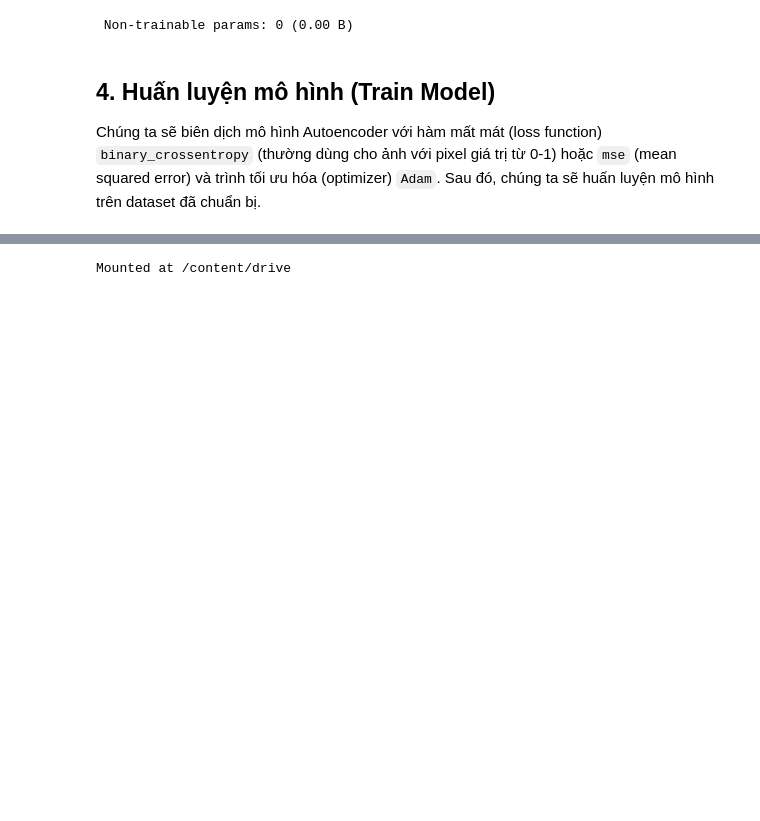
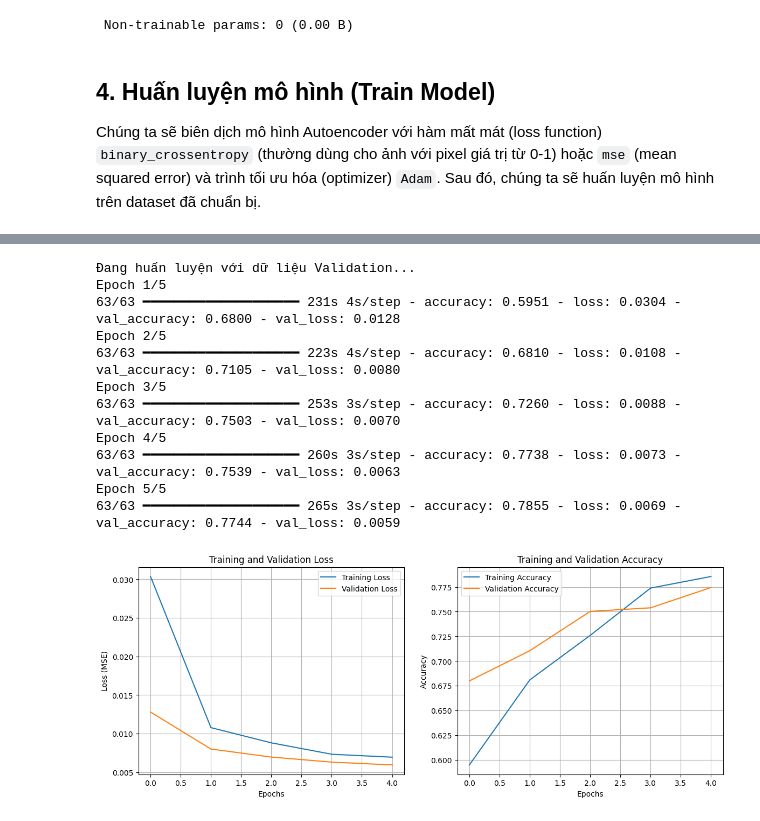
Before and after one commit to true-cpu/2001230346_HoangTuanKiet_ThucHanhDeepLearning, a Jupyter notebook: Buoi3.ipynb, the cells around one changed output, grey strips where cells are left out. Drawn from its saved outputs; the diff is of its cells as text; code cells hidden in the pictures; blank space fills up the shorter version.

Commit message:
Được tạo bằng Colab

```diff
--- a/Buoi3.ipynb
+++ b/Buoi3.ipynb
@@ -148,21 +161,3 @@ Model: "functional_5"
 ## 4. Huấn luyện mô hình (Train Model)
 
 Chúng ta sẽ biên dịch mô hình Autoencoder với hàm mất mát (loss function) `binary_crossentropy` (thường dùng cho ảnh với pixel giá trị từ 0-1) hoặc `mse` (mean squared error) và trình tối ưu hóa (optimizer) `Adam`. Sau đó, chúng ta sẽ huấn luyện mô hình trên dataset đã chuẩn bị.
-# %%
-autoencoder.compile(optimizer='adam', loss='mse') # Sử dụng MSE cho việc tái tạo ảnh liên tục
-
-# Huấn luyện mô hình
-history = autoencoder.fit(
-    dataset,
-    epochs=10, # Có thể tăng số lượng epoch nếu cần
-    shuffle=True
-)
-
-# Vẽ biểu đồ mất mát qua các epoch
-plt.figure(figsize=(8, 5))
-plt.plot(history.history['loss'])
-plt.title('Mất mát của mô hình Autoencoder trong quá trình huấn luyện')
-plt.xlabel('Epoch')
-plt.ylabel('Loss')
-plt.grid(True)
-plt.show()
@@ -191,8 +164,51 @@ Epoch 10/10
-# %%
-from google.colab import drive
-drive.mount('/content/drive')
-# %% [output]
-Mounted at /content/drive
+# %%
+autoencoder.compile(optimizer='adam', loss='mse', metrics=['accuracy'])
+
+print("Đang huấn luyện với dữ liệu Validation...")
+history = autoencoder.fit(
+    train_ds,
+    validation_data=val_ds,
+    epochs=5,
+    shuffle=True
+)
+
+# Vẽ biểu đồ so sánh Train vs Val
+plt.figure(figsize=(14, 5))
+
+# Loss Plot
+plt.subplot(1, 2, 1)
+plt.plot(history.history['loss'], label='Training Loss')
+plt.plot(history.history['val_loss'], label='Validation Loss')
+plt.title('Training and Validation Loss')
+plt.xlabel('Epochs')
+plt.ylabel('Loss (MSE)')
+plt.legend()
+plt.grid(True)
+
+# Accuracy Plot
+plt.subplot(1, 2, 2)
+plt.plot(history.history['accuracy'], label='Training Accuracy')
+plt.plot(history.history['val_accuracy'], label='Validation Accuracy')
+plt.title('Training and Validation Accuracy')
+plt.xlabel('Epochs')
+plt.ylabel('Accuracy')
+plt.legend()
+plt.grid(True)
+
+plt.show()
+# %% [output]
+Đang huấn luyện với dữ liệu Validation...
+Epoch 1/5
+63/63 ━━━━━━━━━━━━━━━━━━━━ 231s 4s/step - accuracy: 0.5951 - loss: 0.0304 - val_accuracy: 0.6800 - val_loss: 0.0128
+Epoch 2/5
+63/63 ━━━━━━━━━━━━━━━━━━━━ 223s 4s/step - accuracy: 0.6810 - loss: 0.0108 - val_accuracy: 0.7105 - val_loss: 0.0080
+Epoch 3/5
+63/63 ━━━━━━━━━━━━━━━━━━━━ 253s 3s/step - accuracy: 0.7260 - loss: 0.0088 - val_accuracy: 0.7503 - val_loss: 0.0070
+Epoch 4/5
+63/63 ━━━━━━━━━━━━━━━━━━━━ 260s 3s/step - accuracy: 0.7738 - loss: 0.0073 - val_accuracy: 0.7539 - val_loss: 0.0063
+Epoch 5/5
+63/63 ━━━━━━━━━━━━━━━━━━━━ 265s 3s/step - accuracy: 0.7855 - loss: 0.0069 - val_accuracy: 0.7744 - val_loss: 0.0059
+[figure, added]
 # %%
 # Lấy một vài ảnh từ tập huấn luyện để kiểm tra
 num_display_images = 10
```
Also changed, not shown: parts of 4 cells of this notebook.
